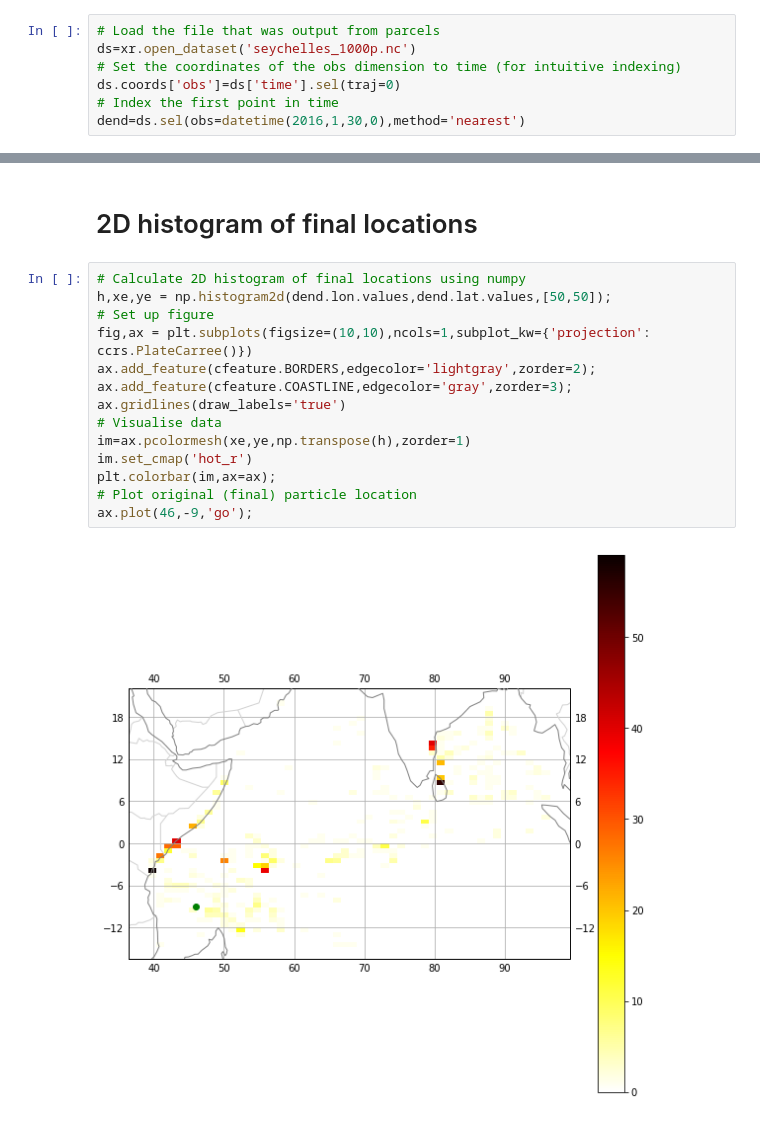
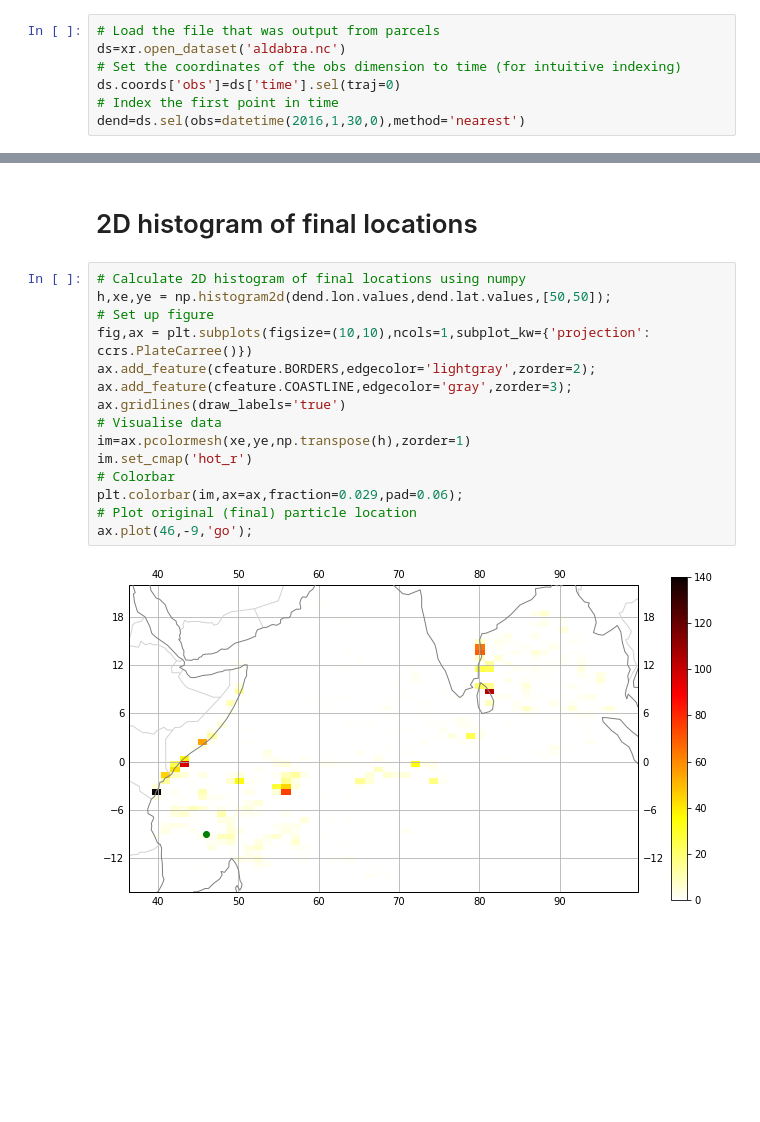
Before and after one commit to gmacgilchrist/parcels, a Jupyter notebook: parcels_seychelles/parcels_seychelles_draw.ipynb, the cells around one changed output, grey strips where cells are left out. Saved outputs shown, nothing was run; the diff lists cells and outputs as text; blank space fills up the shorter version.

Commit message:
Improved plotting

```diff
--- a/parcels_seychelles/parcels_seychelles_draw.ipynb
+++ b/parcels_seychelles/parcels_seychelles_draw.ipynb
@@ -12,6 +14,6 @@ import cartopy.feature as cfeature
 # %%
 # Load the file that was output from parcels
-ds=xr.open_dataset('seychelles_1000p.nc')
+ds=xr.open_dataset('aldabra.nc')
 # Set the coordinates of the obs dimension to time (for intuitive indexing)
 ds.coords['obs']=ds['time'].sel(traj=0)
 # Index the first point in time
@@ -35,16 +37,17 @@ ax.plot(46,-9,'b.')
 # %%
 # Calculate 2D histogram of final locations using numpy
 h,xe,ye = np.histogram2d(dend.lon.values,dend.lat.values,[50,50]);
 # Set up figure
 fig,ax = plt.subplots(figsize=(10,10),ncols=1,subplot_kw={'projection': ccrs.PlateCarree()})
 ax.add_feature(cfeature.BORDERS,edgecolor='lightgray',zorder=2);
 ax.add_feature(cfeature.COASTLINE,edgecolor='gray',zorder=3);
 ax.gridlines(draw_labels='true')
 # Visualise data
 im=ax.pcolormesh(xe,ye,np.transpose(h),zorder=1)
 im.set_cmap('hot_r')
-plt.colorbar(im,ax=ax);
+# Colorbar
+plt.colorbar(im,ax=ax,fraction=0.029,pad=0.06);
 # Plot original (final) particle location
 ax.plot(46,-9,'go');
 # %% [output]
-[figure, old version]
+[figure, new version]
```
Also changed, not shown: parts of 4 cells of this notebook, 1 other file.
